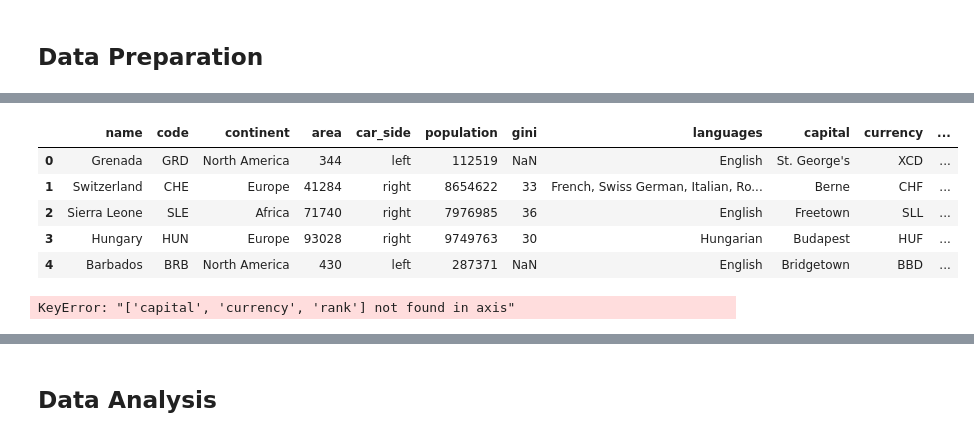
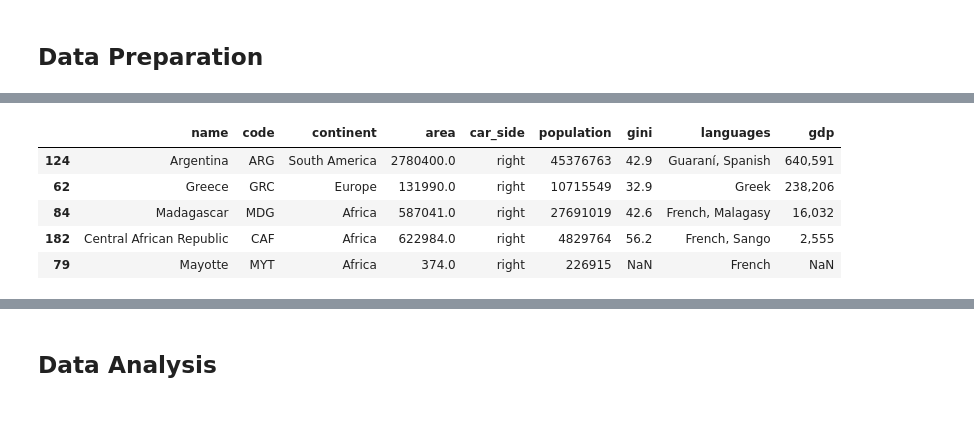
Before and after one commit to nadpierre/countries-eda-project, a Jupyter notebook: Country Analysis.ipynb, the cells around one changed output, grey strips where cells are left out. Saved outputs shown, nothing was run; the diff lists cells and outputs as text; code cells hidden in the pictures.

```diff
--- a/Country Analysis.ipynb
+++ b/Country Analysis.ipynb
@@ -150,8 +110,6 @@ Countries 2 shape: (186, 4)
 GDP shape: (217, 4)
 # %%
 # Merge dataframes
-countries = countries1 \
-    .merge(right=countries2, how='inner', left_on='cca3', right_on='iso3') \
-    .merge(right=gdp, how='inner', left_on='cca3', right_on='code')
+countries = countries.merge(right=gdp, how='left', left_on='cca3', right_on='code')
 print('Merged dataframe shape:', countries.shape)
 # %% [output]
@@ -243,6 +197,6 @@
 ## Data Preparation
 # %%
 # Drop the name column of the second and third dataframe
-countries = countries.drop(['name_y', 'country'], axis=1).rename(columns={'name_x': 'name'})
-countries.head()
+countries = countries.drop('country', axis=1).rename(columns={'name_x': 'name'})
+countries.sample(5)
 # %% [output]
@@ -255,5 +209,5 @@ countries.head()
 # %%
 # Drop the code column of the second dataframe
-countries = countries.drop(['iso3', 'code'], axis=1).rename(columns={'cca3': 'code'})
-countries.head()
+countries = countries.drop('code', axis=1).rename(columns={'cca3': 'code'})
+countries.sample(5)
 # %% [output]
@@ -265,0 +220,4 @@ countries.head()
+# %%
+# Drop the rank column of the second dataframe
+countries = countries.drop('rank', axis=1)
+countries.sample(5)
@@ -266,25 +231,17 @@ countries.head()
 # %%
 # Remove whitespaces from string columns
 countries['name'] = countries['name'].str.strip()
 countries['code'] = countries['code'].str.strip()
 countries['continent'] = countries['continent'].str.strip()
 countries['car_side'] = countries['car_side'].str.strip()
-countries['capital'] = countries['capital'].str.strip()
-countries['currency'] = countries['currency'].str.strip()
-countries.head()
+countries.sample(5)
 # %% [output]
-|  | name | code | continent | area | car_side | population | gini | languages | capital | currency | ... |
-| 0 | Grenada | GRD | North America | 344 | left | 112519 | NaN | English | St. George's | XCD | ... |
-| 1 | Switzerland | CHE | Europe | 41284 | right | 8654622 | 33 | French, Swiss German, Italian, Ro... | Berne | CHF | ... |
-| 2 | Sierra Leone | SLE | Africa | 71740 | right | 7976985 | 36 | English | Freetown | SLL | ... |
-| 3 | Hungary | HUN | Europe | 93028 | right | 9749763 | 30 | Hungarian | Budapest | HUF | ... |
-| 4 | Barbados | BRB | North America | 430 | left | 287371 | NaN | English | Bridgetown | BBD | ... |
+|  | name | code | continent | area | car_side | population | gini | languages | gdp |
+| 124 | Argentina | ARG | South America | 2780400.0 | right | 45376763 | 42.9 | Guaraní, Spanish | 640,591 |
+| 62 | Greece | GRC | Europe | 131990.0 | right | 10715549 | 32.9 | Greek | 238,206 |
+| 84 | Madagascar | MDG | Africa | 587041.0 | right | 27691019 | 42.6 | French, Malagasy | 16,032 |
+| 182 | Central African Republic | CAF | Africa | 622984.0 | right | 4829764 | 56.2 | French, Sango | 2,555 |
+| 79 | Mayotte | MYT | Africa | 374.0 | right | 226915 | NaN | French | NaN |
-# %%
-# Drop capital, currency and rank from dataframe
-countries = countries.drop(['capital', 'currency', 'rank'], axis=1)
-countries.sample()
-# %% [output]
-KeyError: "['capital', 'currency', 'rank'] not found in axis"
 # %%
 # Convert gdp column to float, NaN if empty
 countries['gdp'] = countries['gdp'] \
```
Also changed, not shown: parts of 53 cells of this notebook, 2 other files.
